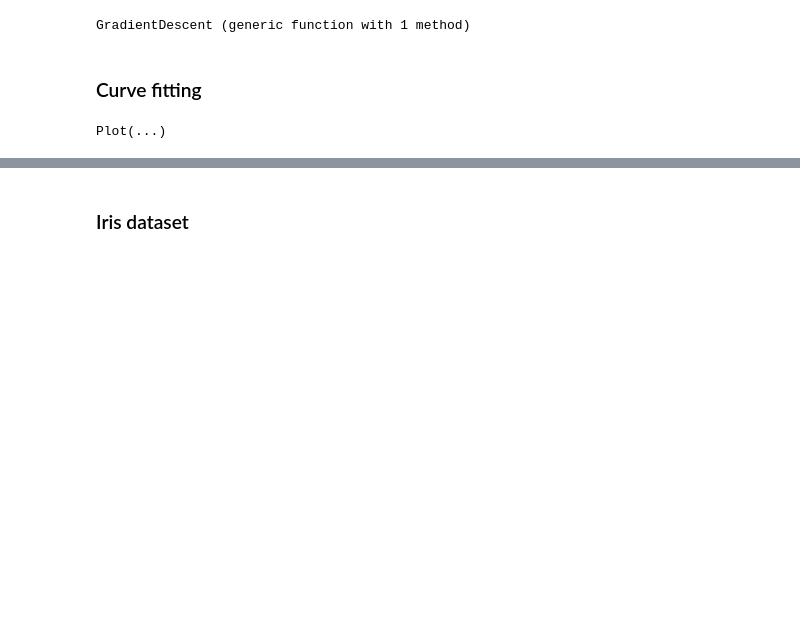
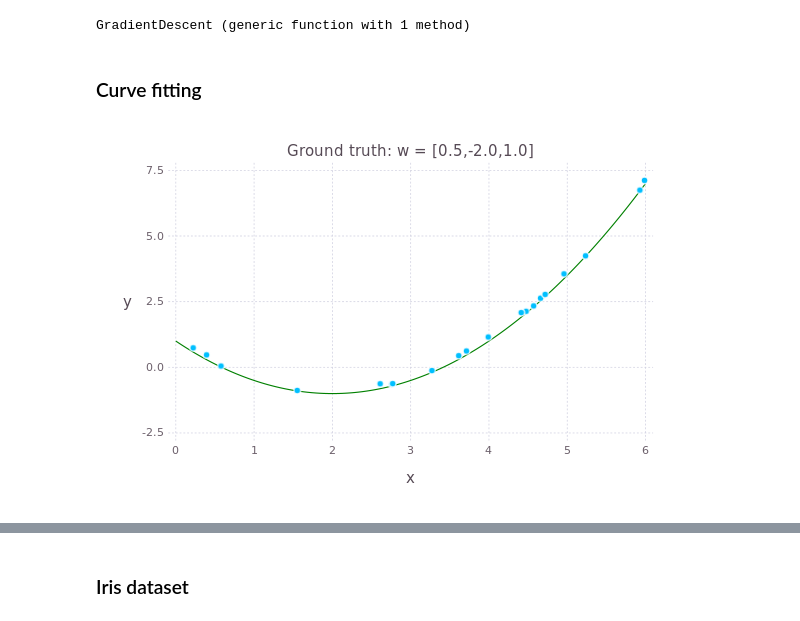
Before and after one commit to karlsruhe-ai/techtalks, a Jupyter notebook: 17-03-15 Matthias Richter - Automatic Differentiation/AutodiffDemo.ipynb, the cells around one changed output, grey strips where cells are left out. Drawn from its saved outputs; the diff is of its cells as text; code cells hidden in the pictures; blank space fills up the shorter version.

Commit message:
Use PNG backend for plots

```diff
--- a/17-03-15 Matthias Richter - Automatic Differentiation/AutodiffDemo.ipynb
+++ b/17-03-15 Matthias Richter - Automatic Differentiation/AutodiffDemo.ipynb
@@ -34,16 +34,17 @@ GradientDescent (generic function with 1 method)
 # %%
 x = rand(20) * 6
 w = [.5; -2.; 1]
 y = [x.^2  x  ones(x)] * w  + rand(size(x)) * .2
 #         ^^^                      ^^^
 #   2nd degree polynomial       Noisy data
 
-plot(
+p = plot(
     layer(x=x, y=y, Geom.point),
     layer(x -> dot([x^2; x; 1], w), 0, 6, Theme(default_color=colorant"green")),
     Guide.title("Ground truth: w = $w"))
+draw(PNG(6inch, 4inch), p)
 # %% [output]
-Plot(...)
+[figure, added]
 # %%
 esw = GradientDescent([1,1,1], rate=.001, N=5000) do w
     mean(([x.^2  x  ones(x)] * w - y).^2)
```
Also changed, not shown: parts of 5 cells of this notebook.
